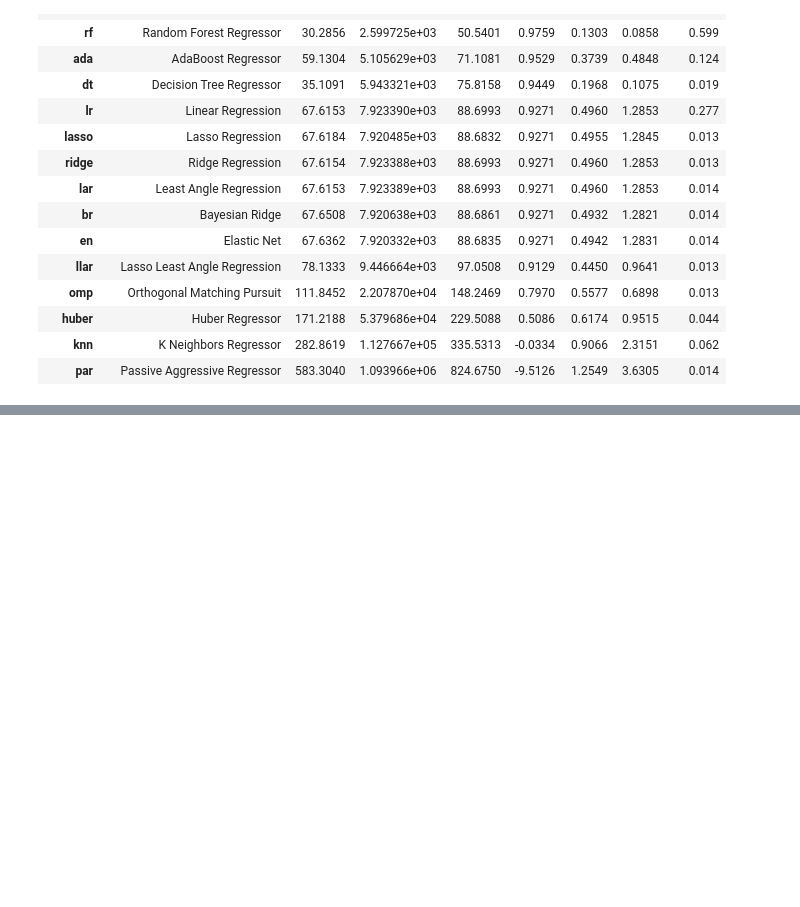
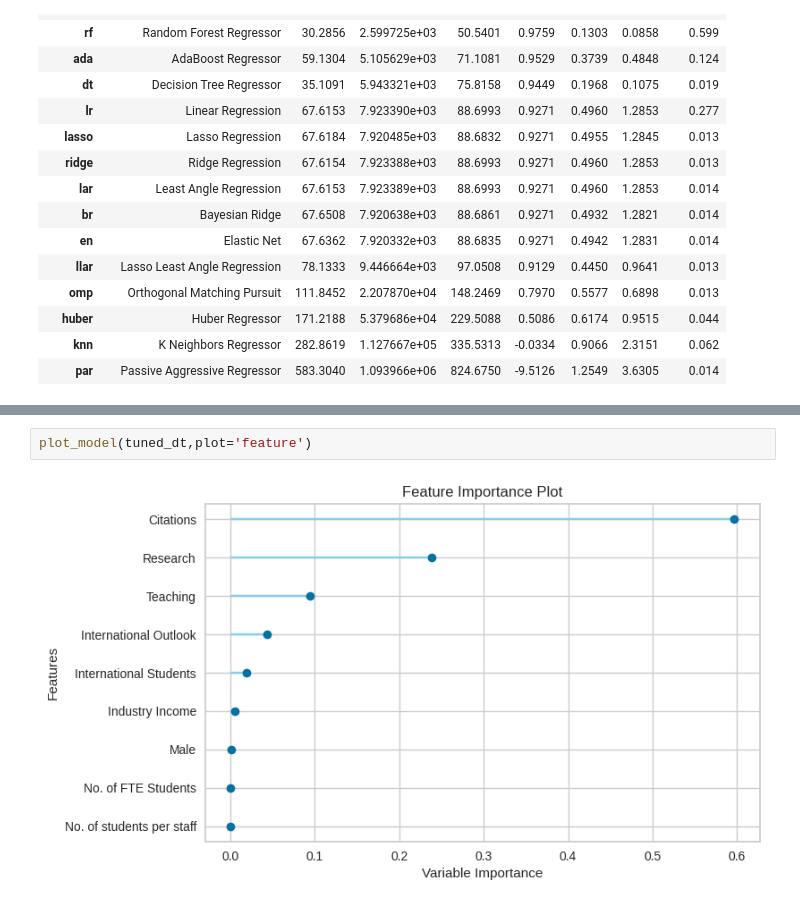
Before and after one commit to yamenka/UniRank_2021, a Jupyter notebook: uniRankYamen.ipynb, the cells around one changed output, grey strips where cells are left out. Drawn from its saved outputs; the diff is of its cells as text; blank space fills up the shorter version.

```diff
--- a/uniRankYamen.ipynb
+++ b/uniRankYamen.ipynb
@@ -129,0 +176,4 @@ best = compare_models()
+# %%
+plot_model(tuned_dt,plot='feature')
+# %% [output]
+[figure, added]
```
Also changed, not shown: parts of 12 cells of this notebook.
